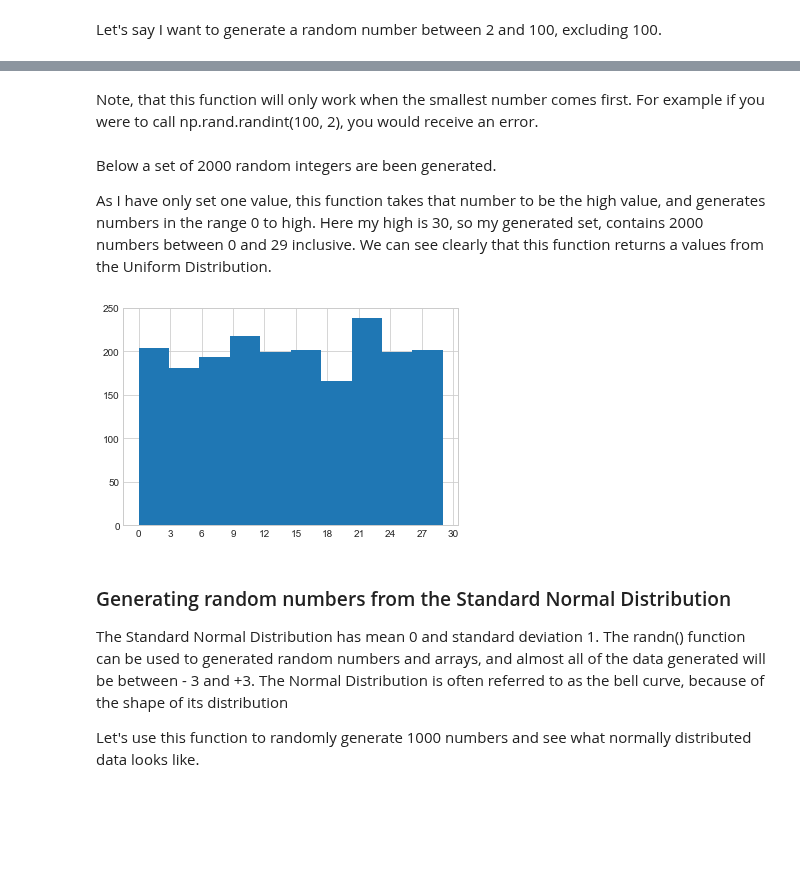
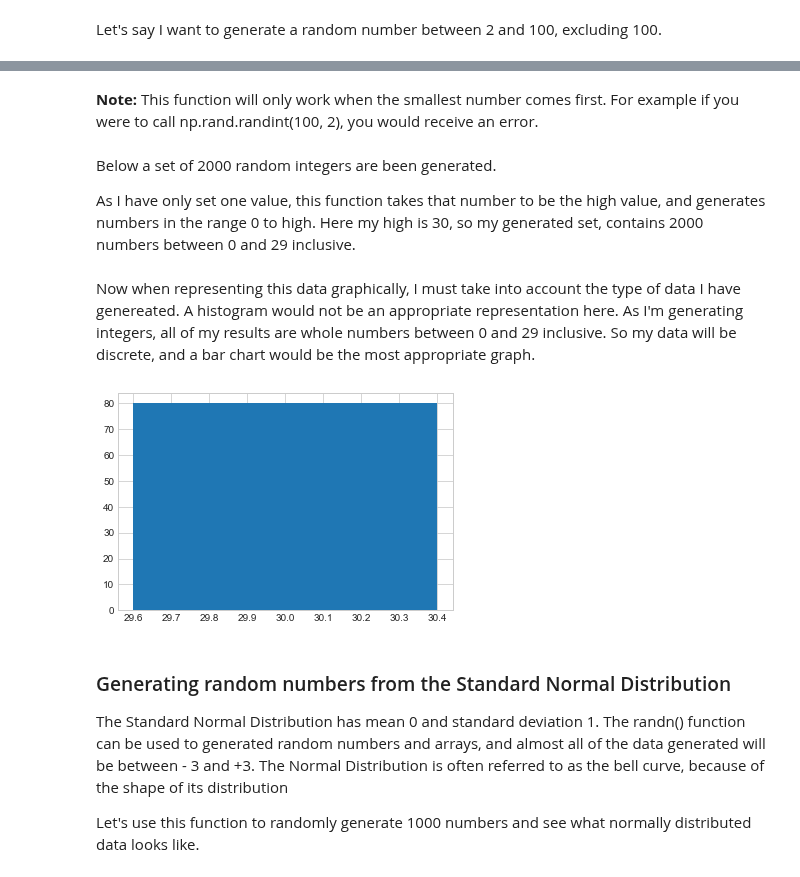
Before and after one commit to MarionMcG/numpy.random, a Jupyter notebook: numpy-random.ipynb, the cells around one changed output, grey strips where cells are left out. Drawn from its saved outputs; the diff is of its cells as text; code cells hidden in the pictures; blank space fills up the shorter version.

Commit message:
Randint - replace histogram with bar chart, add explanation

```diff
--- a/numpy-random.ipynb
+++ b/numpy-random.ipynb
@@ -124,15 +124,6 @@ np.random.randint(2, 100)
 # %% [markdown]
-Note, that this function will only work when the smallest number comes first. For example if you were to call np.rand.randint(100, 2), you would receive an error.
+**Note:** This function will only work when the smallest number comes first. For example if you were to call np.rand.randint(100, 2), you would receive an error.
 # %% [markdown]
 Below a set of 2000 random integers are been generated.
 
-As I have only set one value, this function takes that number to be the high value, and generates numbers in the range 0 to high. Here my high is 30, so my generated set, contains 2000 numbers between 0 and 29 inclusive. We can see clearly that this function returns a values from the Uniform Distribution.
+As I have only set one value, this function takes that number to be the high value, and generates numbers in the range 0 to high. Here my high is 30, so my generated set, contains 2000 numbers between 0 and 29 inclusive.
-# %%
-rand_int= np.random.randint(30, size = 2000)
-sns.set_style('whitegrid')
-plt.xticks(range(0, 31, 3))
-plt.yticks(range(0, 251, 50))
-plt.hist(rand_int)
-plt.show()
-# %% [output]
-[figure, removed]
@@ -139,3 +132,12 @@ plt.show()
+# %% [markdown]
+Now when representing this data graphically, I must take into account the type of data I have genereated. A histogram would not be an appropriate representation here. As I'm generating integers, all of my results are whole numbers between 0 and 29 inclusive. So my data will be discrete, and a bar chart would be the most appropriate graph.
+# %%
+count = collections.Counter(rand_int).values()
+x = np.array(0, 30, 1)
+plt.bar(x, count)
+plt.show()
+# %% [output]
+[figure, added]
 # %% [markdown]
 ### Generating random numbers from the Standard Normal Distribution
 
```
Also changed, not shown: parts of 4 cells of this notebook.
